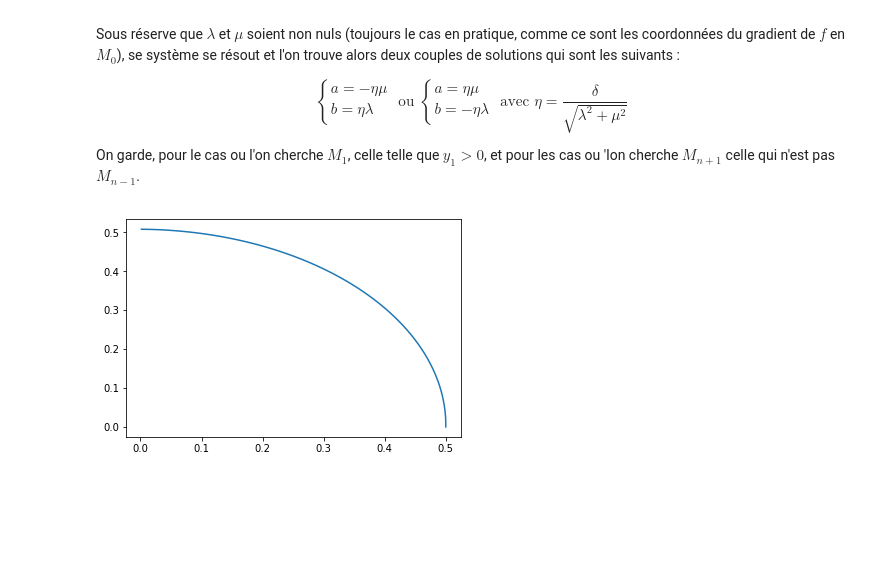
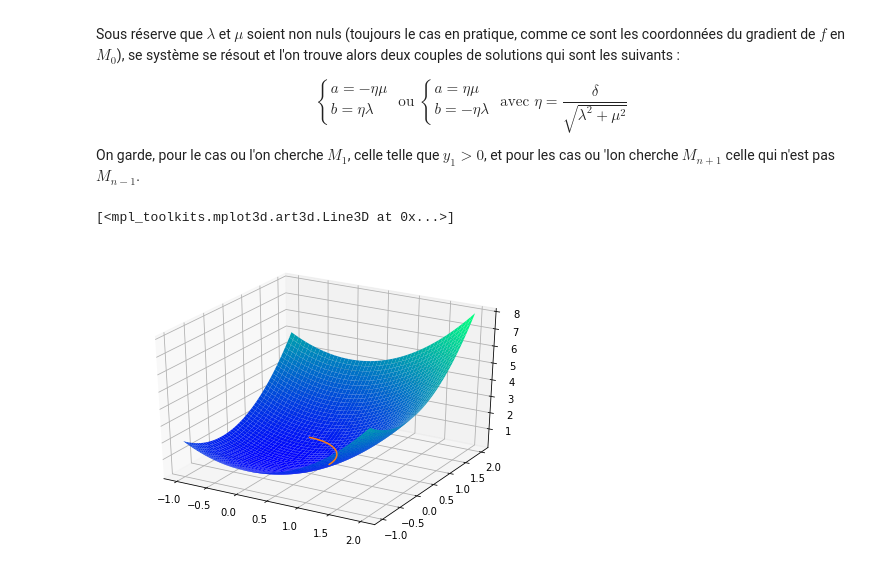
Before and after one commit to RSLLES/Projet_CD2, a Jupyter notebook: projet.ipynb, the cells around one changed output. Drawn from its saved outputs; the diff is of its cells as text; code cells hidden in the pictures; blank space fills up the shorter version.

Commit message:
Premier test bon de contour simple

```diff
--- a/projet.ipynb
+++ b/projet.ipynb
@@ -161,34 +161,46 @@ def simple_contour(f, c=0.0, delta=0.01):
 
 def DansLeDomaine(M):
     """Vérifie si le point M est dans le domaine [0,1]^2"""
     if M[0] >= 0 and M[0] <= 1:
         if M[1] >= 0 and M[1] <= 1:
             return True
     return False
 
 
 def ProchainsPointsPossibles(gradf, M, c, delta):
     gradfEnM = gradf(M[0],M[1])
     l = gradfEnM[0]
     mu = gradfEnM[1]
 
     eta = delta/(np.sqrt(l**2 + mu**2))
 
     return ((M[0] - eta*mu, M[1] + eta*l, c),(M[0] + eta*mu, M[1] - eta*l, c))
 
 
 def ChoisirPointPlusEloigne(ListeM, MRepere):
     """Retourne parmi une liste de 2 points ListeM le plus éloigné de MRepere"""
     a = (ListeM[0][0] - MRepere[0])**2 + (ListeM[0][1] - MRepere[1])**2
     b = (ListeM[1][0] - MRepere[0])**2 + (ListeM[1][1] - MRepere[1])**2
     if a > b:
         return ListeM[0]
     else:
         return ListeM[1]
 
 #Premier essais
-L = simple_contour(f, c=0.25)
-plt.plot([M[0] for M in L],[M[1] for M in L])
-plt.show()
+L = simple_contour(f, c=f(0.8,0))
+
+#Création du graphe en 3D
+domain_x = np.linspace(0, 1)
+domain_y = np.linspace(0, 2)
+X, Y = np.meshgrid(domain_x, domain_y)
+fig = plt.figure()
+ax = Axes3D(fig)
+
+#On trace f
+ax.plot_surface(X, Y, f(X, Y), cmap='winter')
+
+#On trace la courbe de niveau
+ax.plot([M[0] for M in L], [M[1] for M in L], [M[2] for M in L])
 # %% [output]
+[<mpl_toolkits.mplot3d.art3d.Line3D at 0x...>]
-[figure, old version]
+[figure, new version]
```
